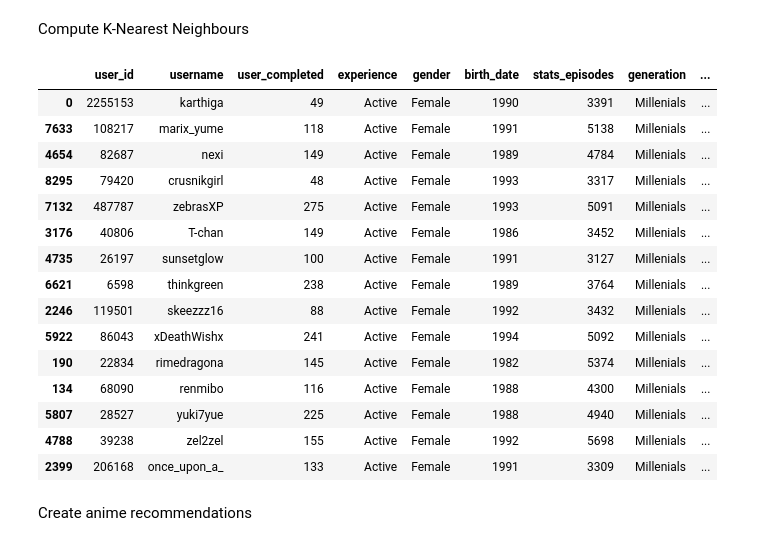
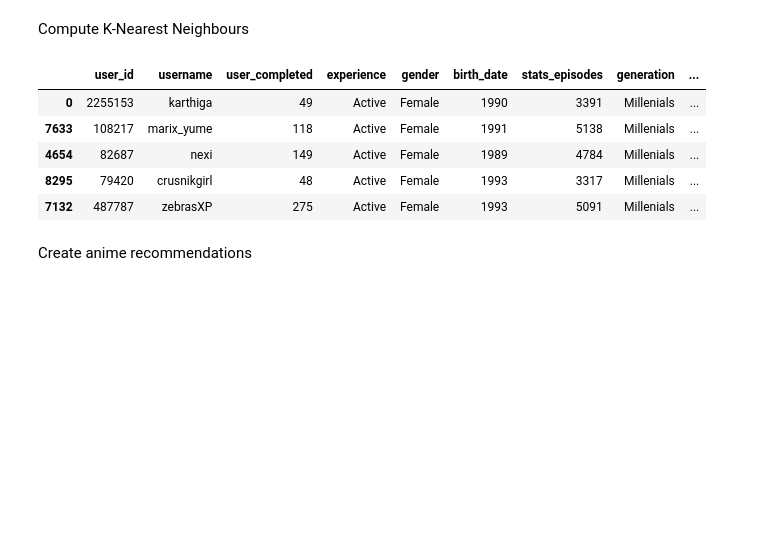
Before and after one commit to tito-thomas/anime-app, a Jupyter notebook: neighbours.ipynb, the cells around one changed output. Cells and saved outputs as stored; diff of their text form; code cells hidden in the pictures; blank space fills up the shorter version.

```diff
--- a/neighbours.ipynb
+++ b/neighbours.ipynb
@@ -45,54 +45,49 @@ final_vectors
 Compute K-Nearest Neighbours
 # %%
 #function that returns a list of indexes of most similar users in "final_arrays" array
-def neighbours():
-    user = np.array([7537, 0, 0, 2, 0, 0, 0, 0, 0, 0, 1, 0, 0, 0, 0, 0, 0, 0, 0, 0, 0, 0, 0, 0, 0, 1, 0, 0, 0, 0, 0, 0, 0, 1, 0, 0, 0, 0, 0, 0, 0, 0, 0, 0, 0])
-    nc = NearestNeighbors(n_neighbors = 15, metric="cosine") #euclidean
+def neighbours(user):
+    #user = np.array([7537, 0, 0, 2, 0, 0, 0, 0, 0, 0, 1, 0, 0, 0, 0, 0, 0, 0, 0, 0, 0, 0, 0, 0, 0, 1, 0, 0, 0, 0, 0, 0, 0, 1, 0, 0, 0, 0, 0, 0, 0, 0, 0, 0, 0])
+    nc = NearestNeighbors(n_neighbors = 5, metric="cosine") #euclidean
     #maybe add some weightings
     train = nc.fit(final_arrays) #fit the model with the user vector data
     n = train.kneighbors([user], return_distance = False)
     return n
 
-sim_names = []
-neighbours = neighbours()
-for i in neighbours[0]: #loop through nested array
-    #print(final_arrays[i][0])
-    name = x.inverse_transform([final_arrays[i][0]])
-    sim_names.append(name)
+#returns a dataframe of users that were in k-nearest neighbours list
+def sim_frame(neighbours):
+    sim_names = []
+    #neighbours = neighbours()
 
-#build new dataframe of neighbours
-neighbour_frame = pd.DataFrame()
-for i in users.columns:
-    neighbour_frame[i] = None
+    for i in neighbours[0]: #loop through nested array
+        #print(final_arrays[i][0])
+        name = x.inverse_transform([final_arrays[i][0]]) #find usernames of similar users
+        sim_names.append(name)
 
-for name in sim_names:
-    user_row = users.loc[users["username"]==name[0]]
-    neighbour_frame = pd.concat([neighbour_frame, user_row])
+    #build new dataframe of neighbours
+    neighbour_frame = pd.DataFrame()
+    for i in users.columns:
+        neighbour_frame[i] = None
 
-pd.options.display.max_rows = 999
-pd.set_option('display.max_columns', 500)
+    for name in sim_names:
+        user_row = users.loc[users["username"]==name[0]]
+        neighbour_frame = pd.concat([neighbour_frame, user_row])
+
+    pd.options.display.max_rows = 999
+    pd.set_option('display.max_columns', 500)
+    return neighbour_frame
+
+neighbour_ids = neighbours(np.array([7537, 0, 0, 2, 0, 0, 0, 0, 0, 0, 1, 0, 0, 0, 0, 0, 0, 0, 0, 0, 0, 0, 0, 0, 0, 1, 0, 0, 0, 0, 0, 0, 0, 1, 0, 0, 0, 0, 0, 0, 0, 0, 0, 0, 0]))
+neighbour_frame = sim_frame(neighbour_ids)
 neighbour_frame
-
-
 #final_vectors.loc[final_vectors["username"]==7537]
 #(final_vectors.columns)
 # %% [output]
 |  | user_id | username | user_completed | experience | gender | birth_date | stats_episodes | generation | ... |
 | 0 | 2255153 | karthiga | 49 | Active | Female | 1990 | 3391 | Millenials | ... |
 | 7633 | 108217 | marix_yume | 118 | Active | Female | 1991 | 5138 | Millenials | ... |
 | 4654 | 82687 | nexi | 149 | Active | Female | 1989 | 4784 | Millenials | ... |
 | 8295 | 79420 | crusnikgirl | 48 | Active | Female | 1993 | 3317 | Millenials | ... |
 | 7132 | 487787 | zebrasXP | 275 | Active | Female | 1993 | 5091 | Millenials | ... |
-| 3176 | 40806 | T-chan | 149 | Active | Female | 1986 | 3452 | Millenials | ... |
-| 4735 | 26197 | sunsetglow | 100 | Active | Female | 1991 | 3127 | Millenials | ... |
-| 6621 | 6598 | thinkgreen | 238 | Active | Female | 1989 | 3764 | Millenials | ... |
-| 2246 | 119501 | skeezzz16 | 88 | Active | Female | 1992 | 3432 | Millenials | ... |
-| 5922 | 86043 | xDeathWishx | 241 | Active | Female | 1994 | 5092 | Millenials | ... |
-| 190 | 22834 | rimedragona | 145 | Active | Female | 1982 | 5374 | Millenials | ... |
-| 134 | 68090 | renmibo | 116 | Active | Female | 1988 | 4300 | Millenials | ... |
-| 5807 | 28527 | yuki7yue | 225 | Active | Female | 1988 | 4940 | Millenials | ... |
-| 4788 | 39238 | zel2zel | 155 | Active | Female | 1992 | 5698 | Millenials | ... |
-| 2399 | 206168 | once_upon_a_ | 133 | Active | Female | 1991 | 3309 | Millenials | ... |
 # %% [markdown]
 Create anime recommendations
 # %%
```
Also changed, not shown: parts of 4 cells of this notebook.
